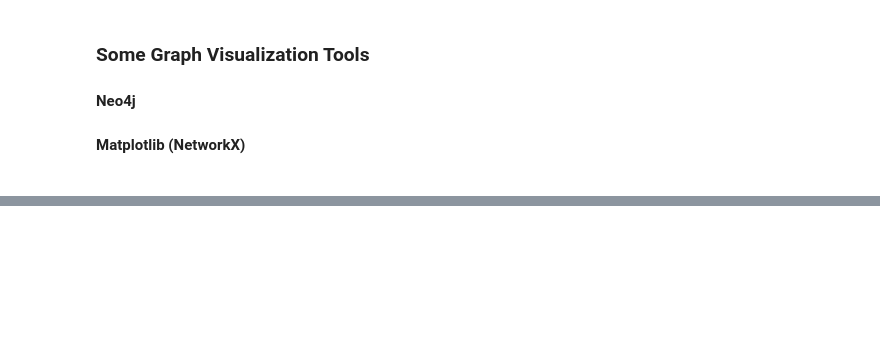
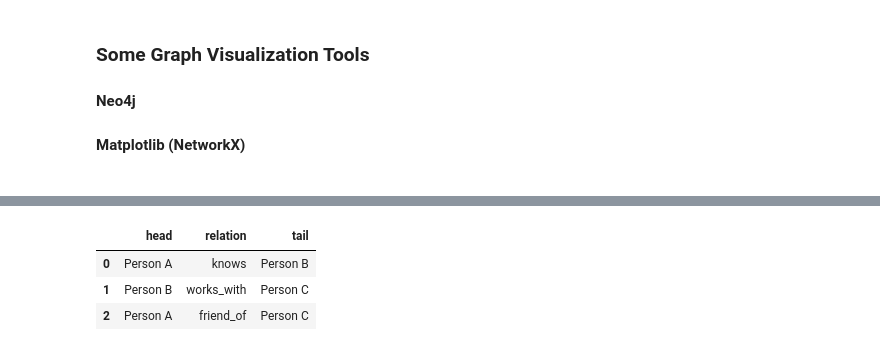
Before and after one commit to Pykietcj11/Visualize-Knowledge-Graphs, a Jupyter notebook: KG_Visualizations.ipynb, the cells around one changed output, grey strips where cells are left out. Saved outputs shown, nothing was run; the diff lists cells and outputs as text; code cells hidden in the pictures; blank space fills up the shorter version.

```diff
--- a/KG_Visualizations.ipynb
+++ b/KG_Visualizations.ipynb
@@ -74,0 +233,7 @@ Agrawal, Garima, et al. "AISecKG: Knowledge Graph Dataset for Cybersecurity Educ
+# %%
+df
+# %% [output]
+|  | head | relation | tail |
+| 0 | Person A | knows | Person B |
+| 1 | Person B | works_with | Person C |
+| 2 | Person A | friend_of | Person C |
```
Also changed, not shown: parts of 7 cells of this notebook.
